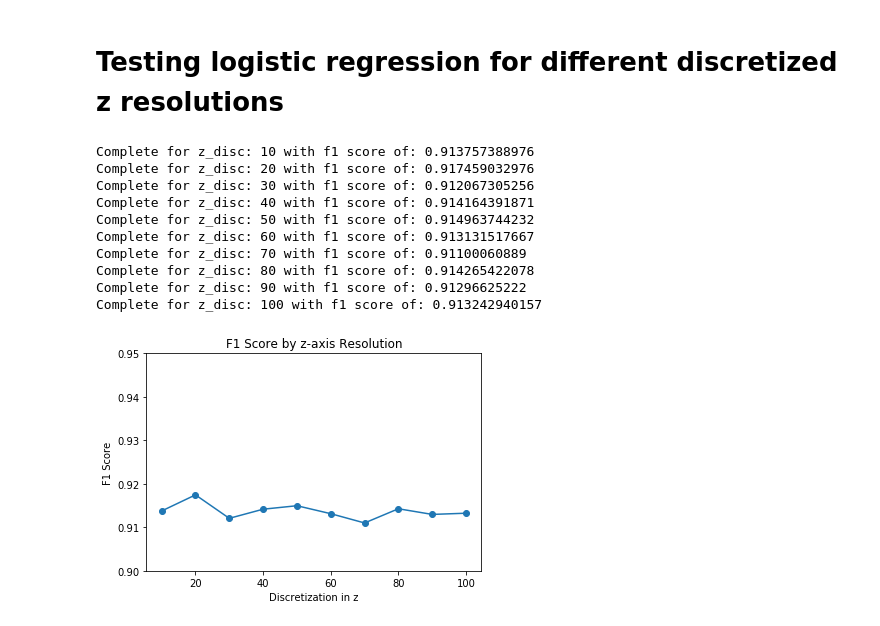
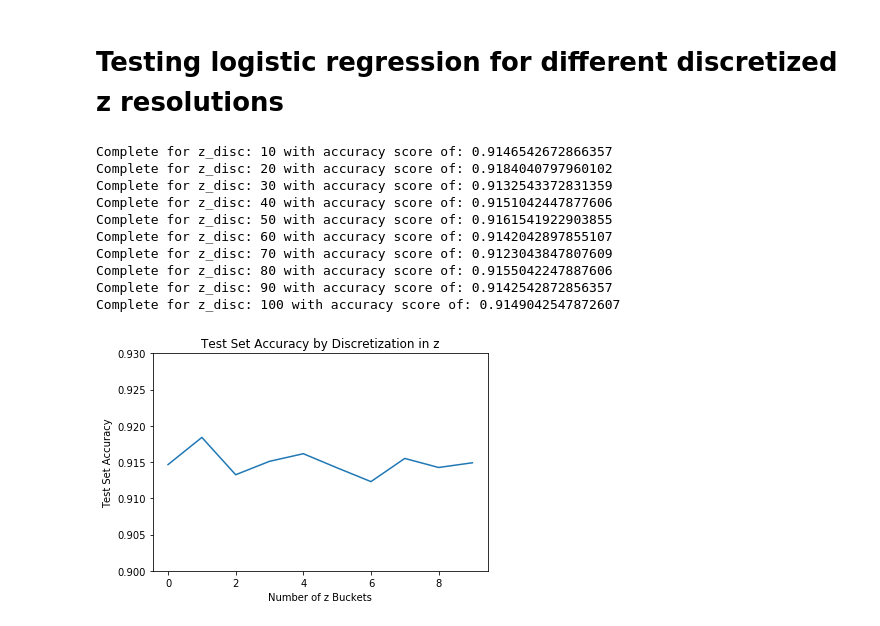
Before and after one commit to jtaylorz/attpc-event-classification, a Jupyter notebook: jupyter-notebooks/LogisticRegression_zdiscs.ipynb, the cells around one changed output. Drawn from its saved outputs; the diff is of its cells as text; code cells hidden in the pictures.

```diff
--- a/jupyter-notebooks/LogisticRegression_zdiscs.ipynb
+++ b/jupyter-notebooks/LogisticRegression_zdiscs.ipynb
@@ -19,12 +19,13 @@ iterations = 1000
 z_discs = np.arange(10, 110, 10)
 
 f1s = []
+accuracies = []
 
 for z_disc in z_discs:
     filename_p = "pDisc_40000_"+"20x20x" + str(z_disc) + ".npz"
     filename_C = "CDisc_40000_"+"20x20x" + str(z_disc) + ".npz"
-    p_data = sp.sparse.load_npz('/home/taylor/Documents/independent-research/data/20x20xVaryingZ/'+filename_p)
-    C_data = sp.sparse.load_npz('/home/taylor/Documents/independent-research/data/20x20xVaryingZ/'+filename_C)
+    p_data = sp.sparse.load_npz('../data/NO-tilt/wrong-detector-length/20x20xVaryingZ/'+filename_p)
+    C_data = sp.sparse.load_npz('../data/NO-tilt/wrong-detector-length/20x20xVaryingZ/'+filename_C)
     full_data = sp.sparse.vstack([p_data, C_data], format='csr')
 
     p_labels = np.zeros((p_data.shape[0],))
@@ -36,28 +37,32 @@ for z_disc in z_discs:
 
     y_pred = LogisticRegression(C=C, max_iter=iterations).fit(X_train, y_train).predict(X_test)
 
-    f1s.append(metrics.f1_score(y_test, y_pred))
-    print("Complete for z_disc: " + str(z_disc) + " with f1 score of: " + str(metrics.f1_score(y_test, y_pred)))
+    f1 = metrics.f1_score(y_test, y_pred)
+    accuracy = metrics.accuracy_score(y_test, y_pred)
+
+    f1s.append(f1)
+    accuracies.append(accuracy)
+    print("Complete for z_disc: " + str(z_disc) + " with accuracy score of: " + str(accuracy))
 # %% [output]
-Complete for z_disc: 10 with f1 score of: 0.913757388976
-Complete for z_disc: 20 with f1 score of: 0.917459032976
-Complete for z_disc: 30 with f1 score of: 0.912067305256
-Complete for z_disc: 40 with f1 score of: 0.914164391871
-Complete for z_disc: 50 with f1 score of: 0.914963744232
-Complete for z_disc: 60 with f1 score of: 0.913131517667
-Complete for z_disc: 70 with f1 score of: 0.91100060889
-Complete for z_disc: 80 with f1 score of: 0.914265422078
-Complete for z_disc: 90 with f1 score of: 0.91296625222
-Complete for z_disc: 100 with f1 score of: 0.913242940157
+Complete for z_disc: 10 with accuracy score of: 0.9146542672866357
+Complete for z_disc: 20 with accuracy score of: 0.9184040797960102
+Complete for z_disc: 30 with accuracy score of: 0.9132543372831359
+Complete for z_disc: 40 with accuracy score of: 0.9151042447877606
+Complete for z_disc: 50 with accuracy score of: 0.9161541922903855
+Complete for z_disc: 60 with accuracy score of: 0.9142042897855107
+Complete for z_disc: 70 with accuracy score of: 0.9123043847807609
+Complete for z_disc: 80 with accuracy score of: 0.9155042247887606
+Complete for z_disc: 90 with accuracy score of: 0.9142542872856357
+Complete for z_disc: 100 with accuracy score of: 0.9149042547872607
-# %%
-plt.plot(z_discs, f1s, '-o')
-
-plt.xlabel('Discretization in z')
-plt.ylabel('F1 Score')
-plt.title('F1 Score by z-axis Resolution')
-
-plt.ylim(0.9, 0.95)
-
-#plt.savefig('/home/taylor/Documents/independent-research/plots/results/LogisticRegression_F1xZresolution.pdf')
-# %% [output]
-[figure, removed]
+# %%
+plt.plot(accuracies)
+
+plt.xlabel('Number of z Buckets')
+plt.ylabel('Test Set Accuracy')
+plt.title('Test Set Accuracy by Discretization in z')
+
+plt.ylim(0.90, 0.93)
+
+#plt.savefig('../plots/results/thesis/LR-sim2sim-pC-zDiscs.pdf')
+# %% [output]
+[figure, added]
```
Also changed, not shown: 4 other files.
